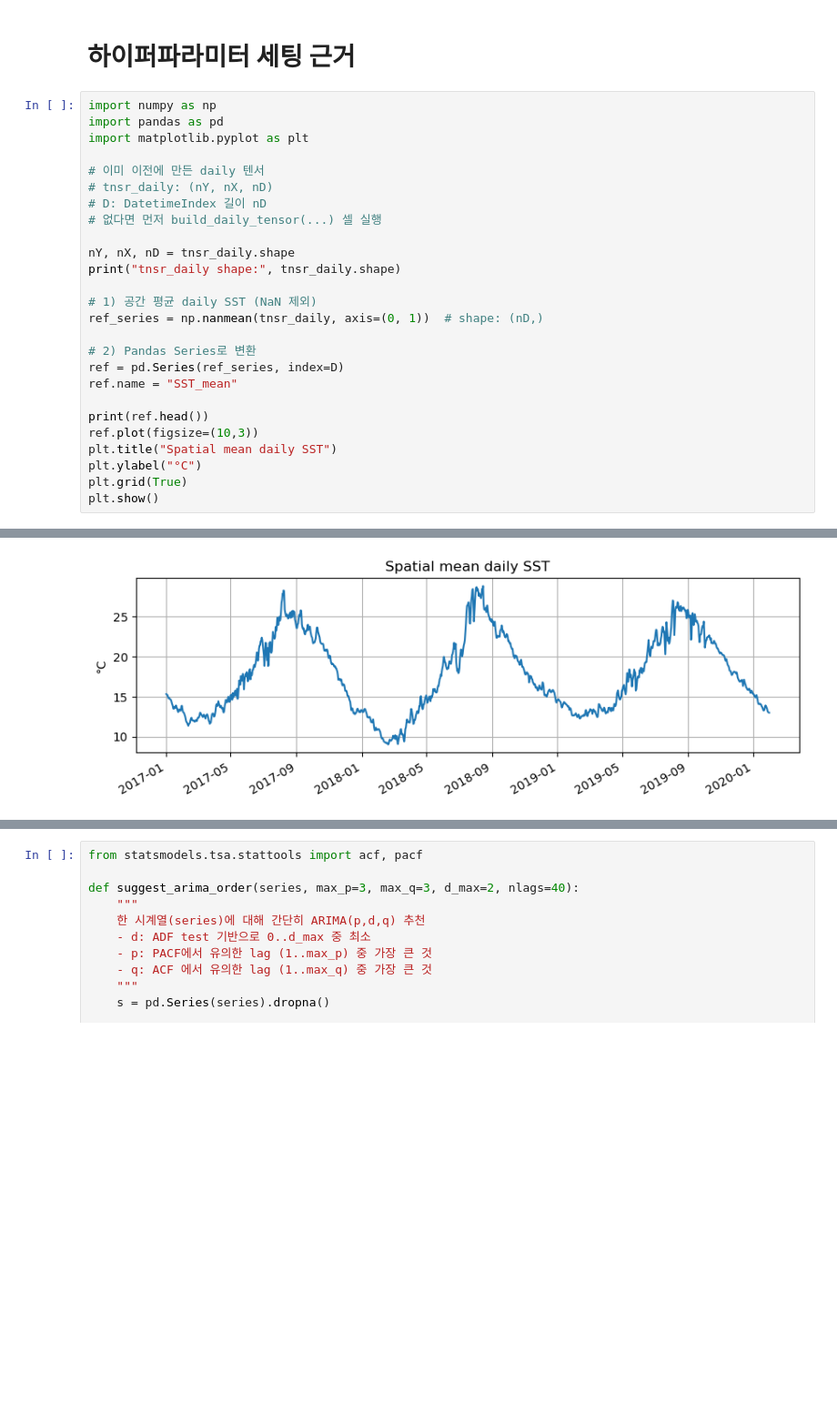
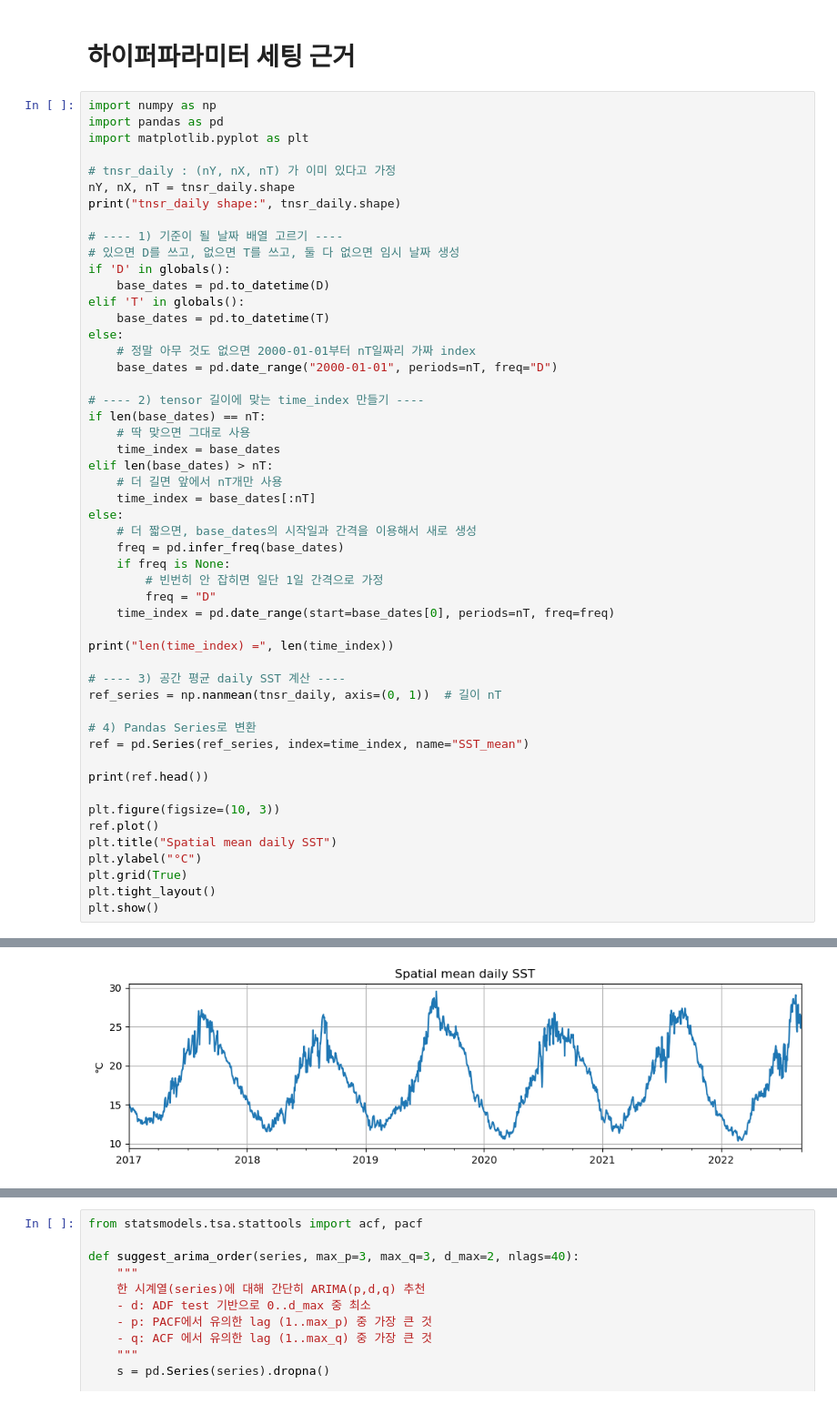
Before and after one commit to jihyeonida/SeaSurfaceTemperature, a Jupyter notebook: Sea Surface Tem(SSS)/SST_ModelPerformance_ARIMA_SARIMA.ipynb, the cells around one changed output, grey strips where cells are left out. Shown: that part at 91% size. Drawn from its saved outputs; the diff is of its cells as text; blank space fills up the shorter version.

```diff
--- a/Sea Surface Tem(SSS)/SST_ModelPerformance_ARIMA_SARIMA.ipynb
+++ b/Sea Surface Tem(SSS)/SST_ModelPerformance_ARIMA_SARIMA.ipynb
@@ -488,25 +488,50 @@ import numpy as np
 import pandas as pd
 import matplotlib.pyplot as plt
 
-# 이미 이전에 만든 daily 텐서
-# tnsr_daily: (nY, nX, nD)
-# D: DatetimeIndex 길이 nD
-# 없다면 먼저 build_daily_tensor(...) 셀 실행
-
-nY, nX, nD = tnsr_daily.shape
+# tnsr_daily : (nY, nX, nT) 가 이미 있다고 가정
+nY, nX, nT = tnsr_daily.shape
 print("tnsr_daily shape:", tnsr_daily.shape)
 
-# 1) 공간 평균 daily SST (NaN 제외)
-ref_series = np.nanmean(tnsr_daily, axis=(0, 1))  # shape: (nD,)
+# ---- 1) 기준이 될 날짜 배열 고르기 ----
+# 있으면 D를 쓰고, 없으면 T를 쓰고, 둘 다 없으면 임시 날짜 생성
+if 'D' in globals():
+    base_dates = pd.to_datetime(D)
+elif 'T' in globals():
+    base_dates = pd.to_datetime(T)
+else:
+    # 정말 아무 것도 없으면 2000-01-01부터 nT일짜리 가짜 index
+    base_dates = pd.date_range("2000-01-01", periods=nT, freq="D")
 
-# 2) Pandas Series로 변환
-ref = pd.Series(ref_series, index=D)
-ref.name = "SST_mean"
+# ---- 2) tensor 길이에 맞는 time_index 만들기 ----
+if len(base_dates) == nT:
+    # 딱 맞으면 그대로 사용
+    time_index = base_dates
+elif len(base_dates) > nT:
+    # 더 길면 앞에서 nT개만 사용
+    time_index = base_dates[:nT]
+else:
+    # 더 짧으면, base_dates의 시작일과 간격을 이용해서 새로 생성
+    freq = pd.infer_freq(base_dates)
+    if freq is None:
+        # 빈번히 안 잡히면 일단 1일 간격으로 가정
+        freq = "D"
+    time_index = pd.date_range(start=base_dates[0], periods=nT, freq=freq)
+
+print("len(time_index) =", len(time_index))
+
+# ---- 3) 공간 평균 daily SST 계산 ----
+ref_series = np.nanmean(tnsr_daily, axis=(0, 1))  # 길이 nT
+
+# 4) Pandas Series로 변환
+ref = pd.Series(ref_series, index=time_index, name="SST_mean")
 
 print(ref.head())
-ref.plot(figsize=(10,3))
+
+plt.figure(figsize=(10, 3))
+ref.plot()
 plt.title("Spatial mean daily SST")
 plt.ylabel("°C")
 plt.grid(True)
+plt.tight_layout()
 plt.show()
 # %% [output]
@@ -520,4 +546,4 @@ Name: SST_mean, dtype: float64
-[figure, old version]
+[figure, new version]
 # %%
 from statsmodels.tsa.stattools import adfuller
 from statsmodels.graphics.tsaplots import plot_acf, plot_pacf
```
Also changed, not shown: parts of 7 cells of this notebook, 2 other files.
